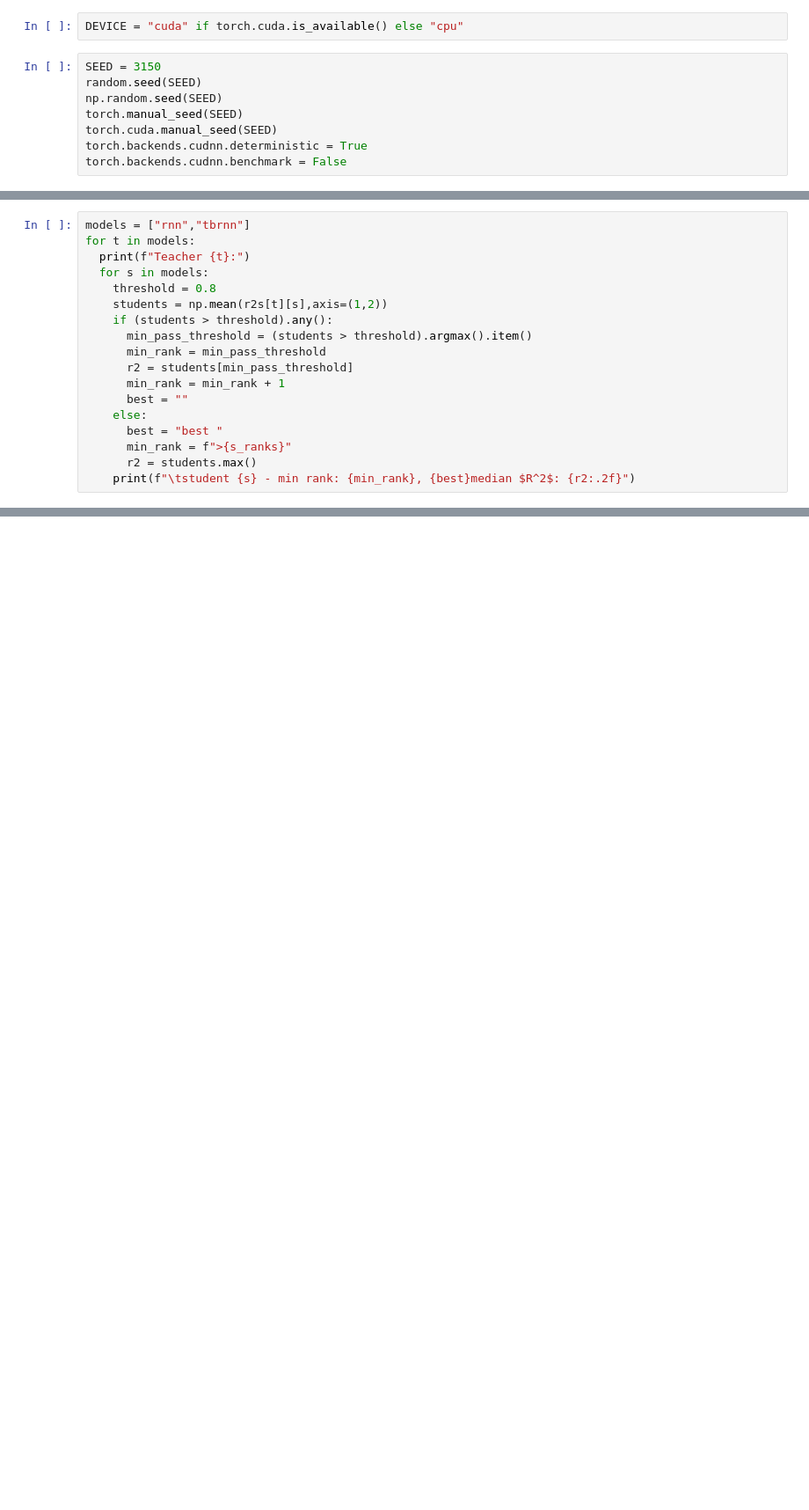
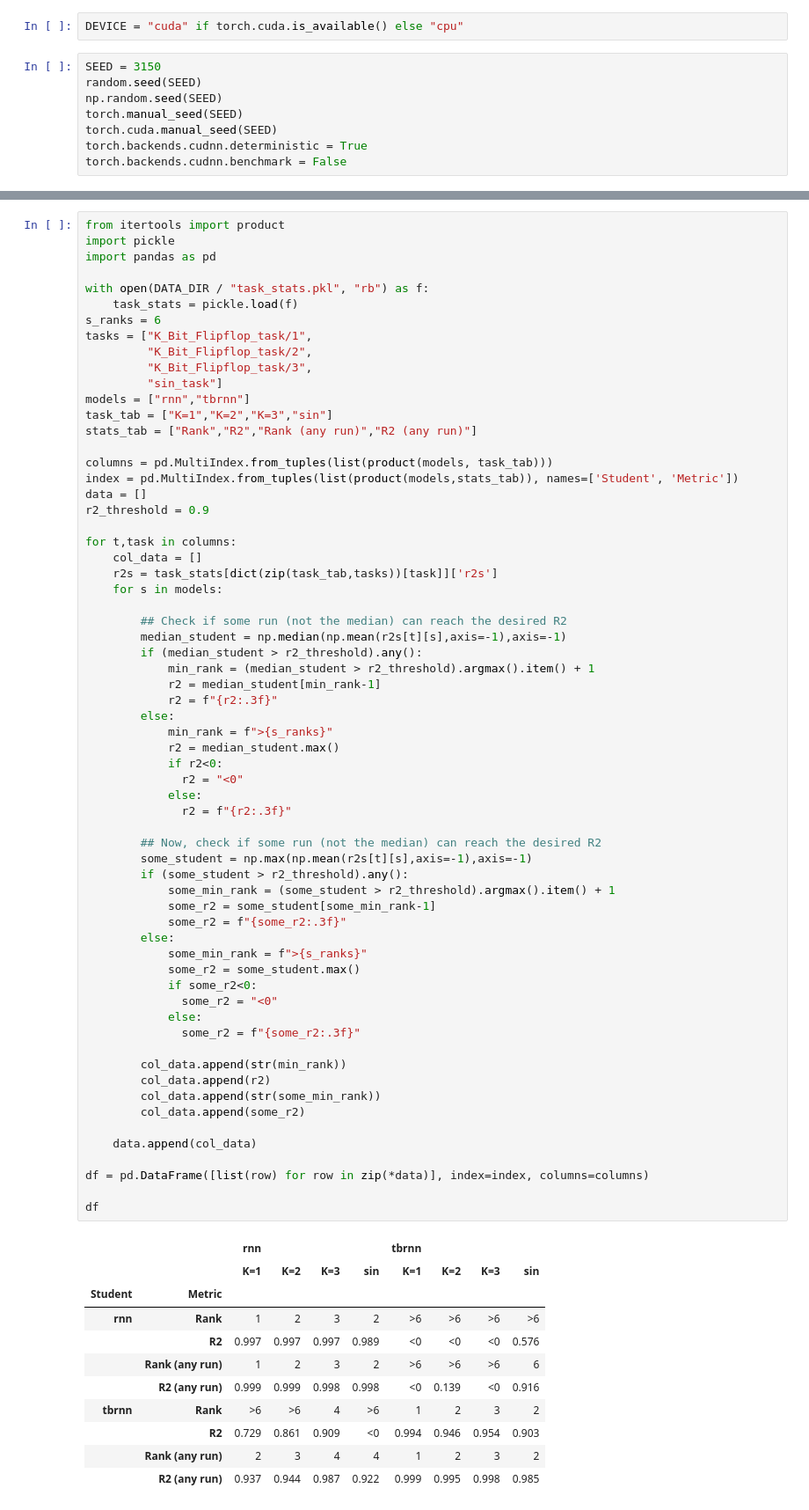
Before and after one commit to gilad-altshuler/Three_Body_RNN, a Jupyter notebook: notebooks/3_Teacher_Student.ipynb, the cells around one changed output, grey strips where cells are left out. Shown: that part at 88% size. Drawn from its saved outputs; the diff is of its cells as text; blank space fills up the shorter version.

```diff
--- a/notebooks/3_Teacher_Student.ipynb
+++ b/notebooks/3_Teacher_Student.ipynb
@@ -848,18 +79,0 @@ Done.
-# %%
-models = ["rnn","tbrnn"]
-for t in models:
-  print(f"Teacher {t}:")
-  for s in models:
-    threshold = 0.8
-    students = np.mean(r2s[t][s],axis=(1,2))
-    if (students > threshold).any():
-      min_pass_threshold = (students > threshold).argmax().item()
-      min_rank = min_pass_threshold
-      r2 = students[min_pass_threshold]
-      min_rank = min_rank + 1
-      best = ""
-    else:
-      best = "best "
-      min_rank = f">{s_ranks}"
-      r2 = students.max()
-    print(f"\tstudent {s} - min rank: {min_rank}, {best}median $R^2$: {r2:.2f}")
@@ -978,0 +80,76 @@ print(f"Size in inches: {float(width_in):.2f} × {float(height_in):.2f} inches")
+# %%
+from itertools import product
+import pickle
+import pandas as pd
+
+with open(DATA_DIR / "task_stats.pkl", "rb") as f:
+    task_stats = pickle.load(f)
+s_ranks = 6
+tasks = ["K_Bit_Flipflop_task/1",
+         "K_Bit_Flipflop_task/2",
+         "K_Bit_Flipflop_task/3",
+         "sin_task"]
+models = ["rnn","tbrnn"]
+task_tab = ["K=1","K=2","K=3","sin"]
+stats_tab = ["Rank","R2","Rank (any run)","R2 (any run)"]
+
+columns = pd.MultiIndex.from_tuples(list(product(models, task_tab)))
+index = pd.MultiIndex.from_tuples(list(product(models,stats_tab)), names=['Student', 'Metric'])
+data = []
+r2_threshold = 0.9
+
+for t,task in columns:
+    col_data = []
+    r2s = task_stats[dict(zip(task_tab,tasks))[task]]['r2s']
+    for s in models:
+
+        ## Check if some run (not the median) can reach the desired R2
+        median_student = np.median(np.mean(r2s[t][s],axis=-1),axis=-1)
+        if (median_student > r2_threshold).any():
+            min_rank = (median_student > r2_threshold).argmax().item() + 1
+            r2 = median_student[min_rank-1]
+            r2 = f"{r2:.3f}"
+        else:
+            min_rank = f">{s_ranks}"
+            r2 = median_student.max()
+            if r2<0:
+              r2 = "<0"
+            else:
+              r2 = f"{r2:.3f}"
+
+        ## Now, check if some run (not the median) can reach the desired R2
+        some_student = np.max(np.mean(r2s[t][s],axis=-1),axis=-1)
+        if (some_student > r2_threshold).any():
+            some_min_rank = (some_student > r2_threshold).argmax().item() + 1
+            some_r2 = some_student[some_min_rank-1]
+            some_r2 = f"{some_r2:.3f}"
+        else:
+            some_min_rank = f">{s_ranks}"
+            some_r2 = some_student.max()
+            if some_r2<0:
+              some_r2 = "<0"
+            else:
+              some_r2 = f"{some_r2:.3f}"
+
+        col_data.append(str(min_rank))
+        col_data.append(r2)
+        col_data.append(str(some_min_rank))
+        col_data.append(some_r2)
+
+    data.append(col_data)
+
+df = pd.DataFrame([list(row) for row in zip(*data)], index=index, columns=columns)
+
+df
+# %% [output]
+|  |  | rnn |  |  |  | tbrnn |  |  |  |
+|  |  | K=1 | K=2 | K=3 | sin | K=1 | K=2 | K=3 | sin |
+| Student | Metric |  |  |  |  |  |  |  |  |
+| rnn | Rank | 1 | 2 | 3 | 2 | >6 | >6 | >6 | >6 |
+|  | R2 | 0.997 | 0.997 | 0.997 | 0.989 | <0 | <0 | <0 | 0.576 |
+|  | Rank (any run) | 1 | 2 | 3 | 2 | >6 | >6 | >6 | 6 |
+|  | R2 (any run) | 0.999 | 0.999 | 0.998 | 0.998 | <0 | 0.139 | <0 | 0.916 |
+| tbrnn | Rank | >6 | >6 | 4 | >6 | 1 | 2 | 3 | 2 |
+|  | R2 | 0.729 | 0.861 | 0.909 | <0 | 0.994 | 0.946 | 0.954 | 0.903 |
+|  | Rank (any run) | 2 | 3 | 4 | 4 | 1 | 2 | 3 | 2 |
+|  | R2 (any run) | 0.937 | 0.944 | 0.987 | 0.922 | 0.999 | 0.995 | 0.998 | 0.985 |
```
Also changed, not shown: parts of 34 cells of this notebook.
